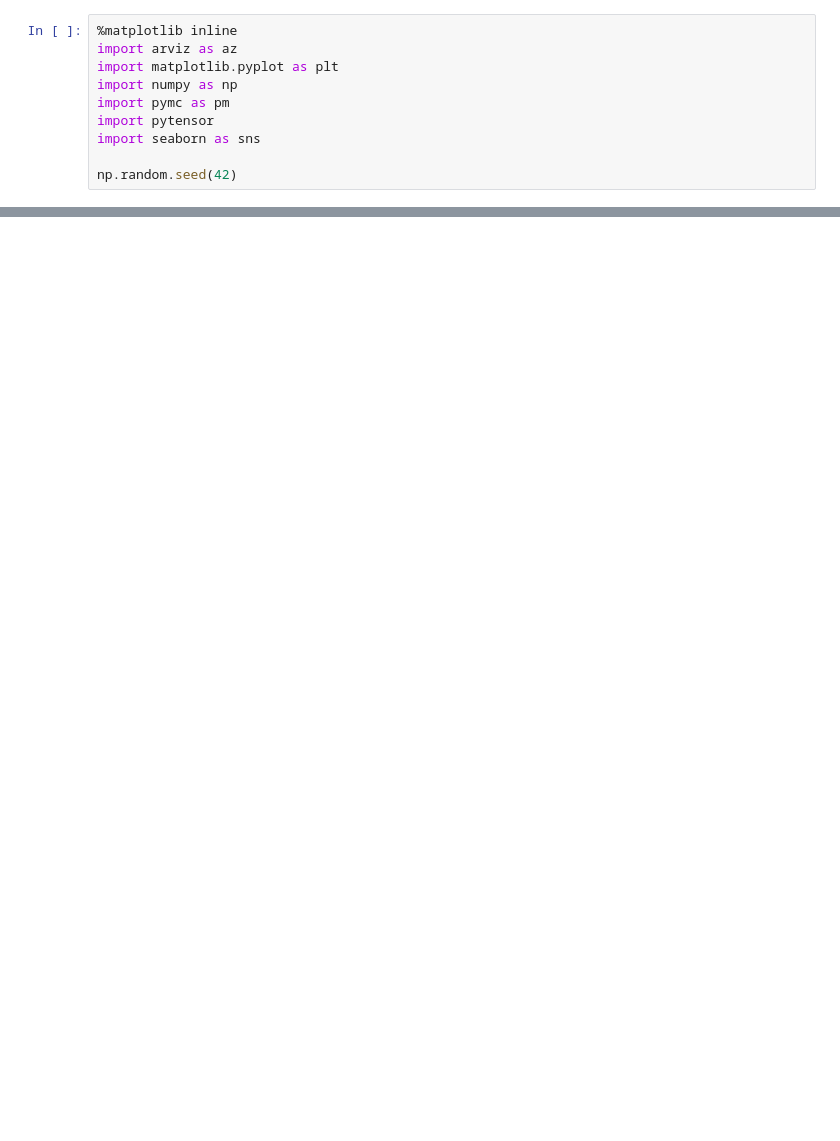
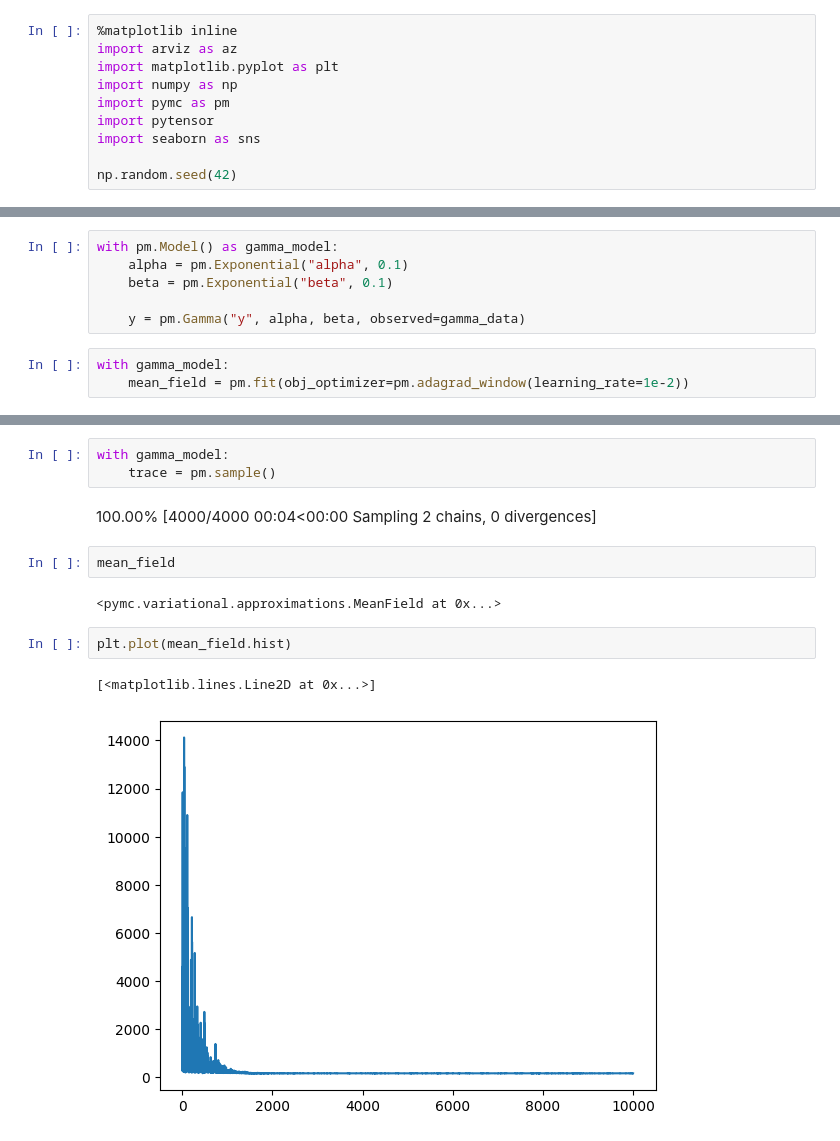
Before and after one commit to styuk/Time-Seriese, a Jupyter notebook: python/variinfe.ipynb, the cells around one changed output, grey strips where cells are left out. Drawn from its saved outputs; the diff is of its cells as text; blank space fills up the shorter version.

```diff
--- a/python/variinfe.ipynb
+++ b/python/variinfe.ipynb
@@ -45,0 +46,9 @@ sns.histplot(gamma_data);
+# %%
+with pm.Model() as gamma_model:
+    alpha = pm.Exponential("alpha", 0.1)
+    beta = pm.Exponential("beta", 0.1)
+
+    y = pm.Gamma("y", alpha, beta, observed=gamma_data)
+# %%
+with gamma_model:
+    mean_field = pm.fit(obj_optimizer=pm.adagrad_window(learning_rate=1e-2))
@@ -45,0 +57,14 @@ sns.histplot(gamma_data);
+# %%
+with gamma_model:
+    trace = pm.sample()
+# %% [output]
+100.00% [4000/4000 00:04<00:00 Sampling 2 chains, 0 divergences]
+# %%
+mean_field
+# %% [output]
+<pymc.variational.approximations.MeanField at 0x...>
+# %%
+plt.plot(mean_field.hist)
+# %% [output]
+[<matplotlib.lines.Line2D at 0x...>]
+[figure, added]
```
Also changed, not shown: parts of 2 cells of this notebook.
